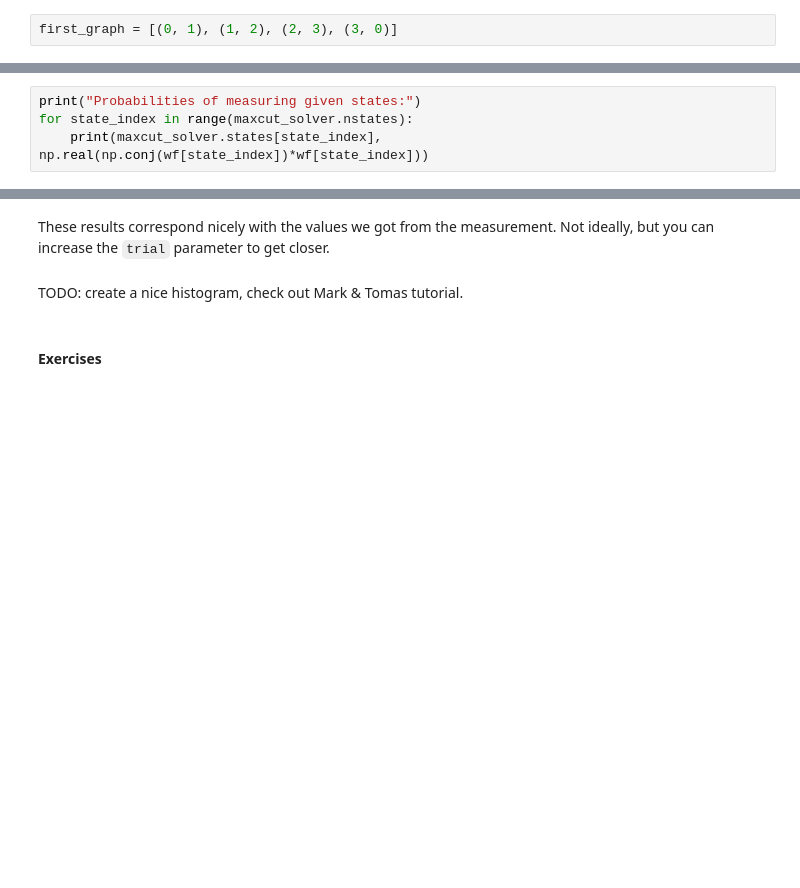
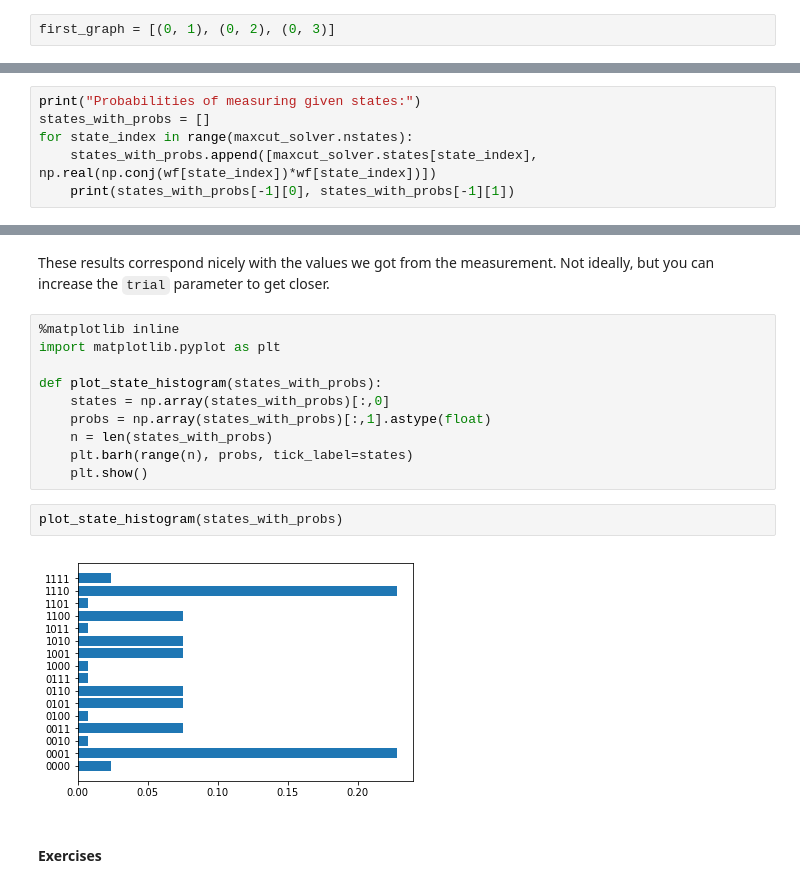
Before and after one commit to mstechly/quantum_tsp_tutorials, a Jupyter notebook: tutorials/02_QAOA.ipynb, the cells around one changed output, grey strips where cells are left out. Saved outputs shown, nothing was run; the diff lists cells and outputs as text; blank space fills up the shorter version.

```diff
--- a/tutorials/02_QAOA.ipynb
+++ b/tutorials/02_QAOA.ipynb
@@ -65,3 +95,3 @@ Let's take a graph from the previous section.
 We encode it as a list of tuples, where each tuple represents an edge between given nodes.
 # %%
-first_graph = [(0, 1), (1, 2), (2, 3), (3, 0)]
+first_graph = [(0, 1), (0, 2), (0, 3)]
@@ -182,5 +303,7 @@ for state_index in range(maxcut_solver.nstates):
 These numbers are still not very easy to interpret, but we can calculate the actual probabilities based on this:
 # %%
 print("Probabilities of measuring given states:")
+states_with_probs = []
 for state_index in range(maxcut_solver.nstates):
-    print(maxcut_solver.states[state_index], np.real(np.conj(wf[state_index])*wf[state_index]))
+    states_with_probs.append([maxcut_solver.states[state_index], np.real(np.conj(wf[state_index])*wf[state_index])])
+    print(states_with_probs[-1][0], states_with_probs[-1][1])
@@ -187,7 +328,19 @@ for state_index in range(maxcut_solver.nstates):
 # %% [markdown]
 These results correspond nicely with the values we got from the measurement. Not ideally, but you can increase the `trial` parameter to get closer.
-# %% [markdown]
-TODO: create a nice histogram, check out Mark & Tomas tutorial.
+# %%
+%matplotlib inline
+import matplotlib.pyplot as plt
+
+def plot_state_histogram(states_with_probs):
+    states = np.array(states_with_probs)[:,0]
+    probs = np.array(states_with_probs)[:,1].astype(float)
+    n = len(states_with_probs)
+    plt.barh(range(n), probs, tick_label=states)
+    plt.show()
+# %%
+plot_state_histogram(states_with_probs)
+# %% [output]
+[figure, added]
 # %% [markdown]
 #### Exercises
 # %% [markdown]
```
Also changed, not shown: parts of 30 cells of this notebook, 4 other files.
